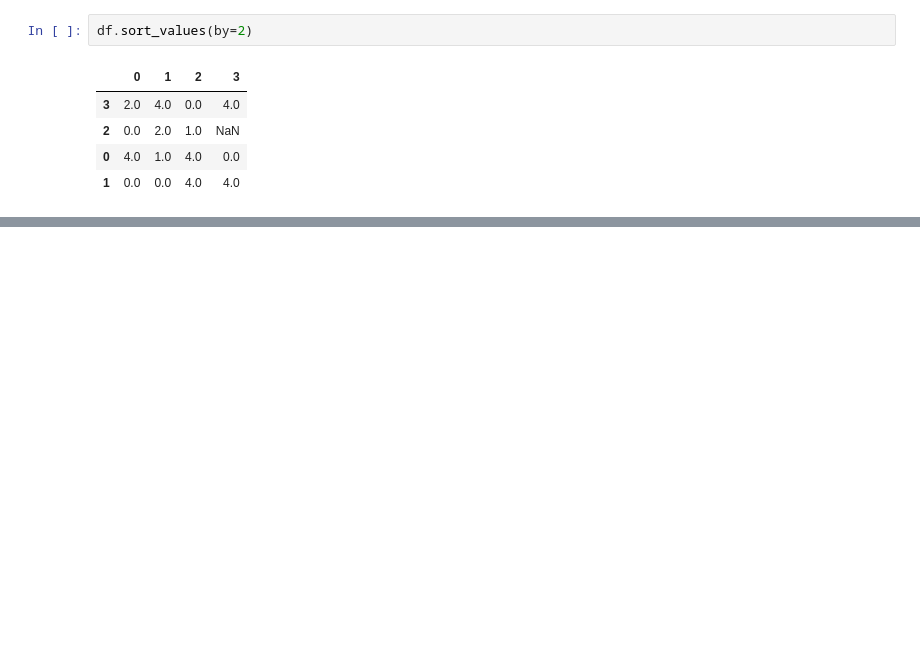
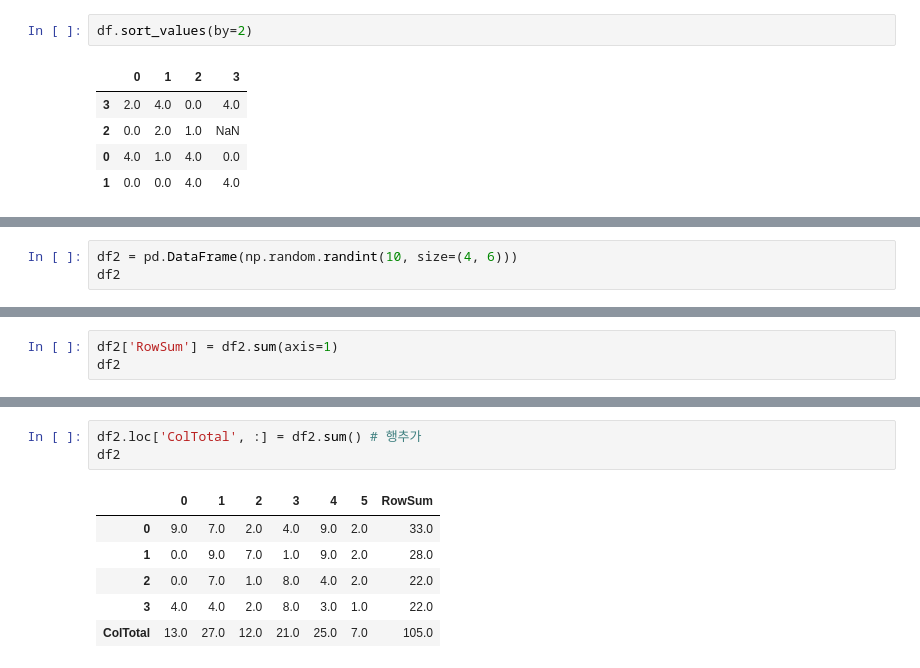
Before and after one commit to ahndb/aws_phyhon_240215, a Jupyter notebook: pandas_data_analysis/0227/a_pandas_data_controll.ipynb, the cells around one changed output, grey strips where cells are left out. Cells and saved outputs as stored; diff of their text form; blank space fills up the shorter version.

Commit message:
pandas_data_controll

```diff
--- a/pandas_data_analysis/0227/a_pandas_data_controll.ipynb
+++ b/pandas_data_analysis/0227/a_pandas_data_controll.ipynb
@@ -172,0 +231,3 @@ df.sort_values(by=[2, 0]) # 열 값 기준으로 내림차순, 뒤에 오는 열
+# %%
+df2 = pd.DataFrame(np.random.randint(10, size=(4, 6)))
+df2
@@ -172,0 +248,3 @@ df.sort_values(by=[2, 0]) # 열 값 기준으로 내림차순, 뒤에 오는 열
+# %%
+df2['RowSum'] = df2.sum(axis=1)
+df2
@@ -172,0 +268,10 @@ df.sort_values(by=[2, 0]) # 열 값 기준으로 내림차순, 뒤에 오는 열
+# %%
+df2.loc['ColTotal', :] = df2.sum() # 행추가
+df2
+# %% [output]
+|  | 0 | 1 | 2 | 3 | 4 | 5 | RowSum |
+| 0 | 9.0 | 7.0 | 2.0 | 4.0 | 9.0 | 2.0 | 33.0 |
+| 1 | 0.0 | 9.0 | 7.0 | 1.0 | 9.0 | 2.0 | 28.0 |
+| 2 | 0.0 | 7.0 | 1.0 | 8.0 | 4.0 | 2.0 | 22.0 |
+| 3 | 4.0 | 4.0 | 2.0 | 8.0 | 3.0 | 1.0 | 22.0 |
+| ColTotal | 13.0 | 27.0 | 12.0 | 21.0 | 25.0 | 7.0 | 105.0 |
```
Also changed, not shown: parts of 23 cells of this notebook.
